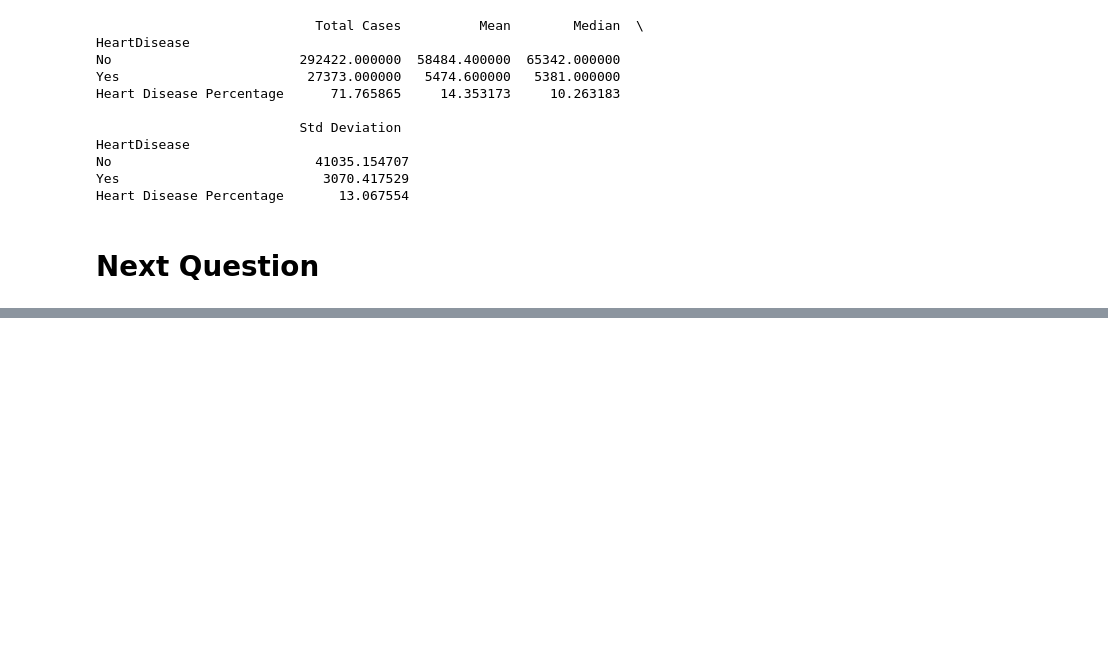
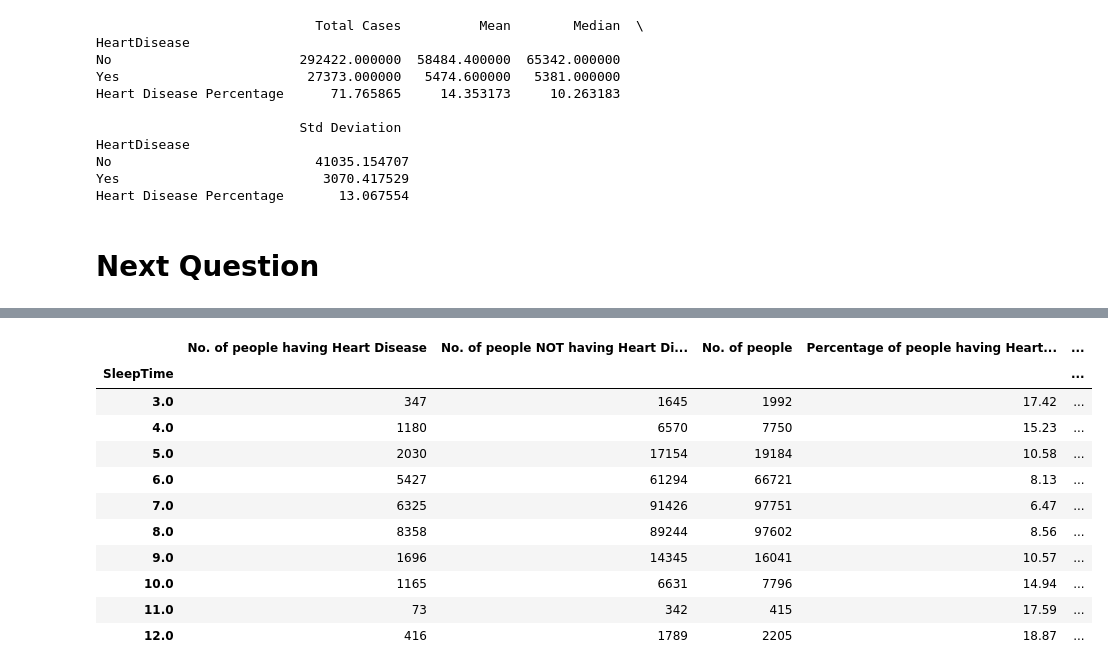
Before and after one commit to JaskiratSingh95/Project1_backup, a Jupyter notebook: Heart_disease_backup.ipynb, the cells around one changed output, grey strips where cells are left out. Saved outputs shown, nothing was run; the diff lists cells and outputs as text; code cells hidden in the pictures; blank space fills up the shorter version.

```diff
--- a/Heart_disease_backup.ipynb
+++ b/Heart_disease_backup.ipynb
@@ -340,0 +419,4 @@ Heart Disease Percentage       13.067554
+# %%
+abc = only_sleep_data.groupby(["SleepTime"], as_index=False).value_counts()
+sleep_df2 = pd.DataFrame(abc)
+sleep_df2
@@ -340,0 +441,4 @@ Heart Disease Percentage       13.067554
+# %%
+sleep_df2_yes = sleep_df2[sleep_df2["HeartDisease"]=="Yes"]
+sleep_df2_yes = sleep_df2_yes[["SleepTime", "count"]].rename(columns={"count":"No. of people having Heart Disease"}).set_index(["SleepTime"])
+sleep_df2_yes
@@ -340,0 +492,17 @@ Heart Disease Percentage       13.067554
+# %%
+sleep_df["Percentage of people having Heart Disease"] = round((sleep_df["No. of people having Heart Disease"]/sleep_df["No. of people"])*100, 2)
+sleep_df["Percentage of people NOT having Heart Disease"] = round((sleep_df["No. of people NOT having Heart Disease"]/sleep_df["No. of people"])*100, 2)
+sleep_df
+# %% [output]
+|  | No. of people having Heart Disease | No. of people NOT having Heart Di... | No. of people | Percentage of people having Heart... | ... |
+| SleepTime |  |  |  |  | ... |
+| 3.0 | 347 | 1645 | 1992 | 17.42 | ... |
+| 4.0 | 1180 | 6570 | 7750 | 15.23 | ... |
+| 5.0 | 2030 | 17154 | 19184 | 10.58 | ... |
+| 6.0 | 5427 | 61294 | 66721 | 8.13 | ... |
+| 7.0 | 6325 | 91426 | 97751 | 6.47 | ... |
+| 8.0 | 8358 | 89244 | 97602 | 8.56 | ... |
+| 9.0 | 1696 | 14345 | 16041 | 10.57 | ... |
+| 10.0 | 1165 | 6631 | 7796 | 14.94 | ... |
+| 11.0 | 73 | 342 | 415 | 17.59 | ... |
+| 12.0 | 416 | 1789 | 2205 | 18.87 | ... |
```
Also changed, not shown: parts of 17 cells of this notebook, 2 other files.
